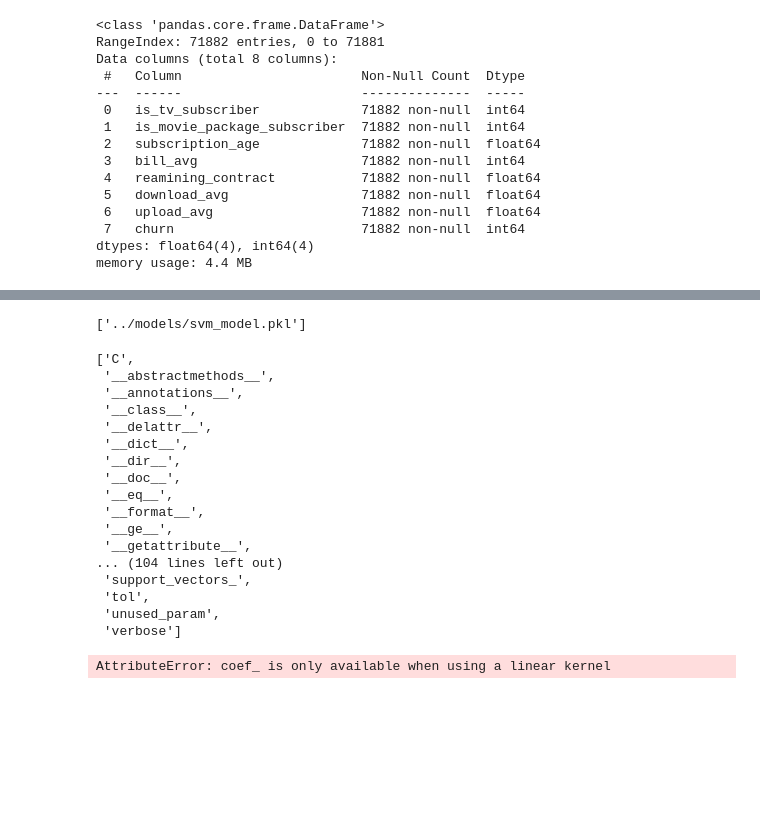
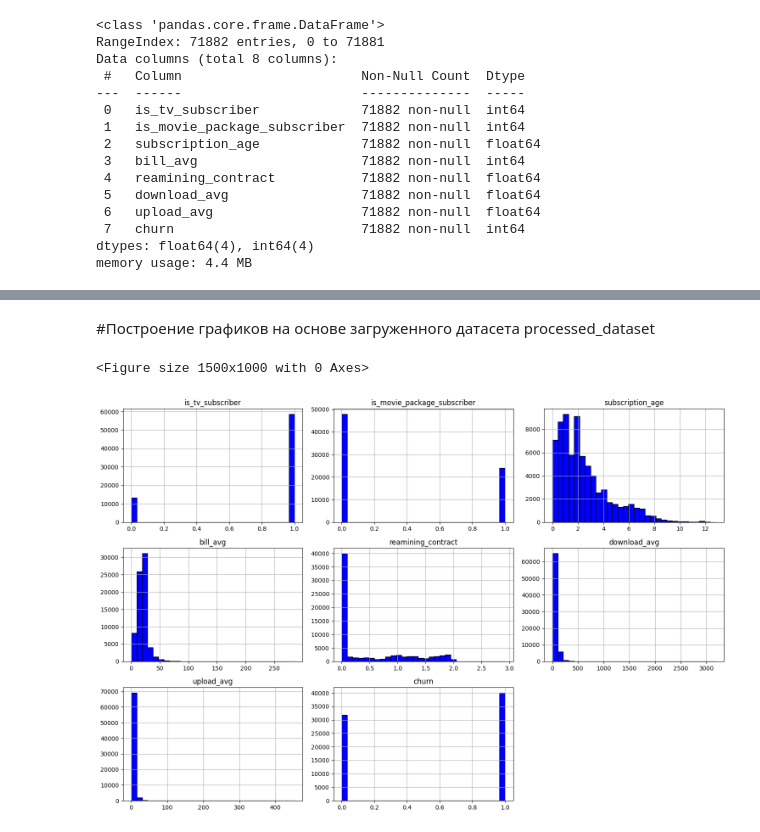
Before and after one commit to piavik/Prognosis, a Jupyter notebook: experiments/SVM.ipynb, the cells around one changed output, grey strips where cells are left out. Cells and saved outputs as stored; diff of their text form; code cells hidden in the pictures; blank space fills up the shorter version.

```diff
--- a/experiments/SVM.ipynb
+++ b/experiments/SVM.ipynb
@@ -25,0 +16,11 @@ data.head()
+# %%
+# Load the dataset
+#file_path = 'processed_dataset.csv'
+
+current_directory = os.getcwd()
+print(f"Current_directory:{current_directory}")
+file_path = os.path.join(current_directory, 'datasets/processed_dataset.csv')
+
+data = pd.read_csv(file_path)
+
+data.head()
@@ -292,30 +64,13 @@ MODELS_PATH = '../models'
-# %%
-import joblib
-
-joblib.dump(model, f"{MODELS_PATH}/svm_model.pkl")
-# %% [output]
-['../models/svm_model.pkl']
-# %%
-dir(model)
-# %% [output]
-['C',
- '__abstractmethods__',
- '__annotations__',
- '__class__',
- '__delattr__',
- '__dict__',
- '__dir__',
- '__doc__',
- '__eq__',
- '__format__',
- '__ge__',
- '__getattribute__',
-... (104 lines left out)
- 'support_vectors_',
- 'tol',
- 'unused_param',
- 'verbose']
-# %%
-model.coef_
-# %% [output]
-AttributeError: coef_ is only available when using a linear kernel
+# %% [markdown]
+#Построение графиков на основе загруженного датасета processed_dataset
+# %%
+# Set up the matplotlib figure size
+plt.figure(figsize=(15, 10))
+
+# Plot histograms for each feature
+data.hist(bins=30, figsize=(15, 10), color='blue', edgecolor='black')
+plt.tight_layout()
+plt.show()
+# %% [output]
+<Figure size 1500x1000 with 0 Axes>
+[figure, added]
```
Also changed, not shown: parts of 41 cells of this notebook, 2 other files.
